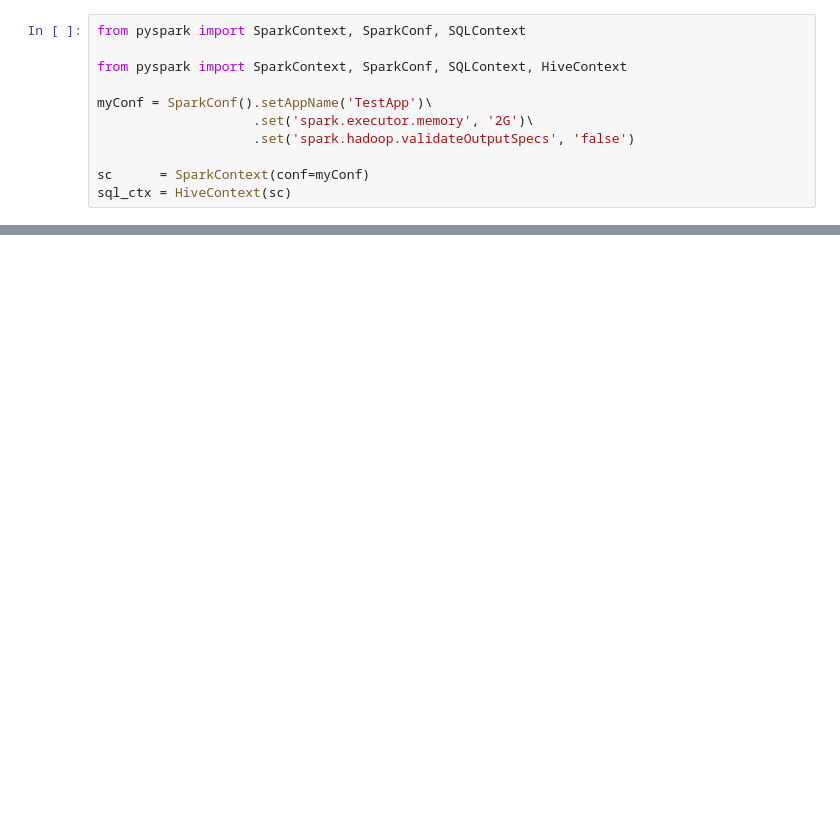
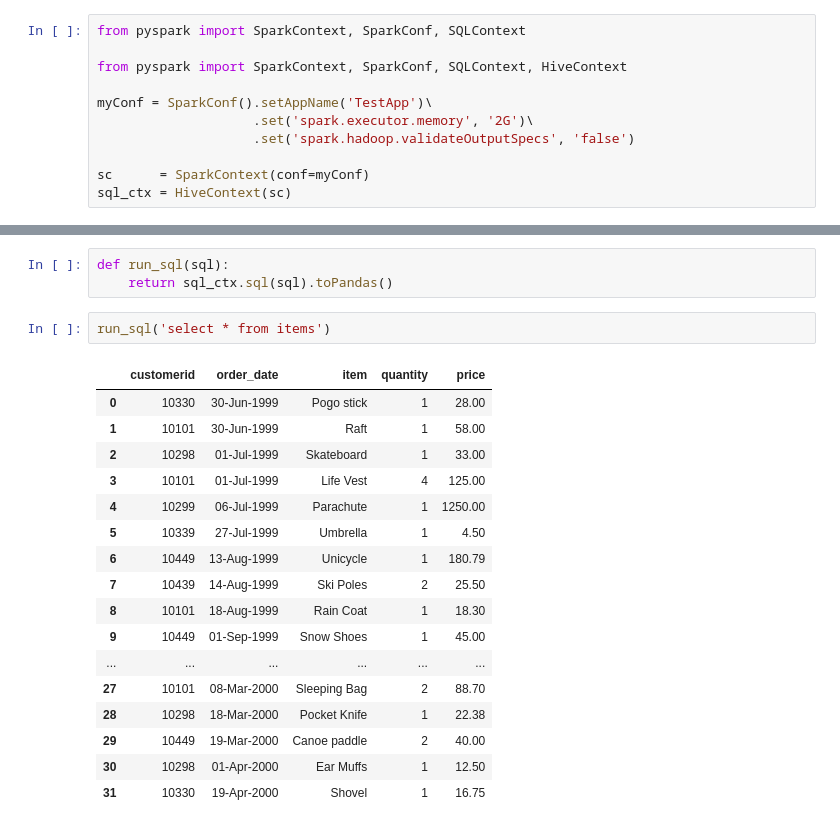
Before and after one commit to nakicam/DataScienceTraining, a Jupyter notebook: examples/drills/spark_sql_drills.ipynb, the cells around one changed output, grey strips where cells are left out. Drawn from its saved outputs; the diff is of its cells as text; blank space fills up the shorter version.

```diff
--- a/examples/drills/spark_sql_drills.ipynb
+++ b/examples/drills/spark_sql_drills.ipynb
@@ -47,0 +89,23 @@ customers_df = sql_ctx.load(
+# %%
+def run_sql(sql):
+    return sql_ctx.sql(sql).toPandas()
+# %%
+run_sql('select * from items')
+# %% [output]
+|  | customerid | order_date | item | quantity | price |
+| 0 | 10330 | 30-Jun-1999 | Pogo stick | 1 | 28.00 |
+| 1 | 10101 | 30-Jun-1999 | Raft | 1 | 58.00 |
+| 2 | 10298 | 01-Jul-1999 | Skateboard | 1 | 33.00 |
+| 3 | 10101 | 01-Jul-1999 | Life Vest | 4 | 125.00 |
+| 4 | 10299 | 06-Jul-1999 | Parachute | 1 | 1250.00 |
+| 5 | 10339 | 27-Jul-1999 | Umbrella | 1 | 4.50 |
+| 6 | 10449 | 13-Aug-1999 | Unicycle | 1 | 180.79 |
+| 7 | 10439 | 14-Aug-1999 | Ski Poles | 2 | 25.50 |
+| 8 | 10101 | 18-Aug-1999 | Rain Coat | 1 | 18.30 |
+| 9 | 10449 | 01-Sep-1999 | Snow Shoes | 1 | 45.00 |
+| ... | ... | ... | ... | ... | ... |
+| 27 | 10101 | 08-Mar-2000 | Sleeping Bag | 2 | 88.70 |
+| 28 | 10298 | 18-Mar-2000 | Pocket Knife | 1 | 22.38 |
+| 29 | 10449 | 19-Mar-2000 | Canoe paddle | 2 | 40.00 |
+| 30 | 10298 | 01-Apr-2000 | Ear Muffs | 1 | 12.50 |
+| 31 | 10330 | 19-Apr-2000 | Shovel | 1 | 16.75 |
```
Also changed, not shown: parts of 41 cells of this notebook, 3 other files.
